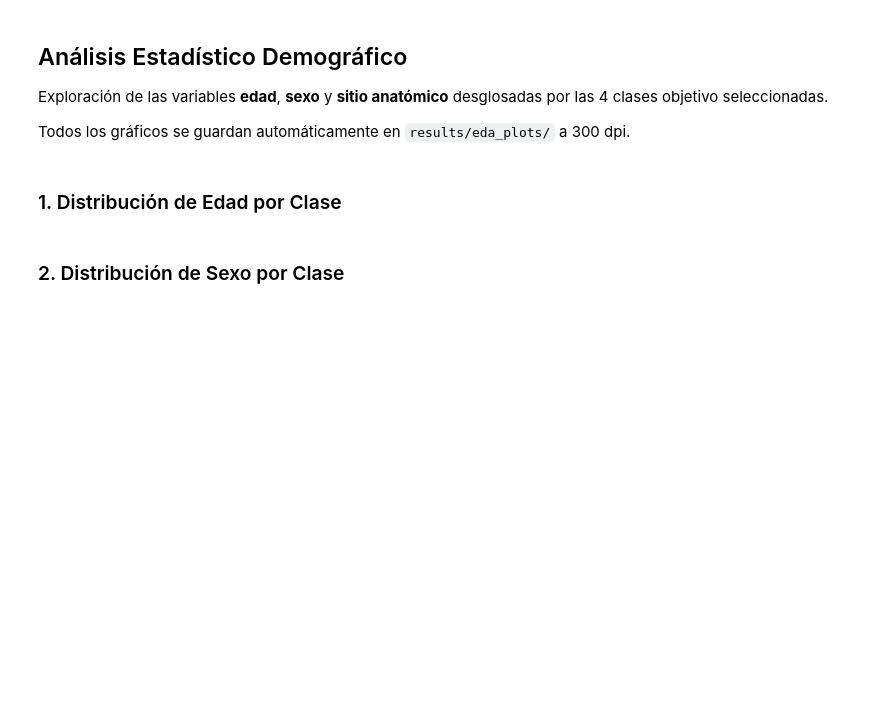
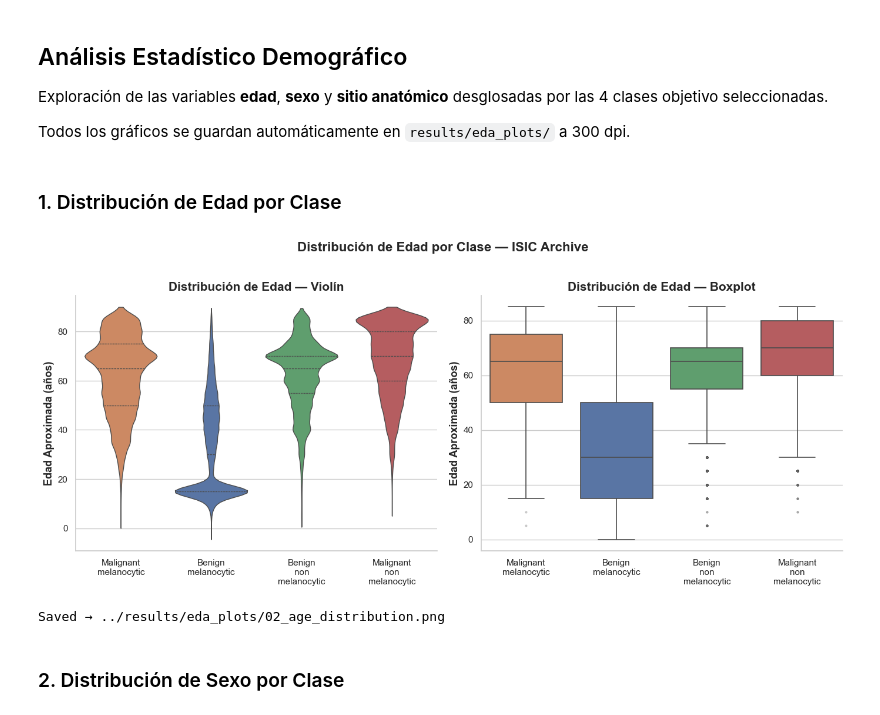
Before and after one commit to riosinda/scd-ml, a Jupyter notebook: notebooks/00_eda_isci_archive.ipynb, the cells around one changed output. Drawn from its saved outputs; the diff is of its cells as text; code cells hidden in the pictures; blank space fills up the shorter version.

```diff
--- a/notebooks/00_eda_isci_archive.ipynb
+++ b/notebooks/00_eda_isci_archive.ipynb
@@ -266,38 +418,41 @@ fig, axes = plt.subplots(1, 2, figsize=(14, 6))
 sns.violinplot(
     data=df_plot, x='target', y='age_approx',
     order=interest_targets,
-    palette=CLASS_COLORS,
+    hue='target',
     inner='quartile',
     linewidth=1,
     ax=axes[0],
 )
 axes[0].set_xticklabels(x_labels)
 axes[0].set_title('Distribución de Edad — Violín')
 axes[0].set_xlabel('')
 axes[0].set_ylabel('Edad Aproximada (años)')
 sns.despine(ax=axes[0])
 
 # Right — box plot
 sns.boxplot(
     data=df_plot, x='target', y='age_approx',
     order=interest_targets,
-    palette=CLASS_COLORS,
+    hue='target',
     flierprops=dict(marker='o', markerfacecolor='gray', markersize=2,
                     alpha=0.25, linestyle='none'),
     linewidth=1.2,
     ax=axes[1],
 )
 axes[1].set_xticklabels(x_labels)
 axes[1].set_title('Distribución de Edad — Boxplot')
 axes[1].set_xlabel('')
 axes[1].set_ylabel('Edad Aproximada (años)')
 sns.despine(ax=axes[1])
 
 fig.suptitle('Distribución de Edad por Clase — ISIC Archive', y=1.01)
 plt.tight_layout()
 plt.savefig(f'{OUTPUT_DIR}/02_age_distribution.png', dpi=300, bbox_inches='tight')
 plt.show()
 print(f"Saved → {OUTPUT_DIR}/02_age_distribution.png")
+# %% [output]
+[figure, added]
+Saved → ../results/eda_plots/02_age_distribution.png
 # %% [markdown]
 ### 2. Distribución de Sexo por Clase
 # %%
```
Also changed, not shown: parts of 26 cells of this notebook, 4 other files.
